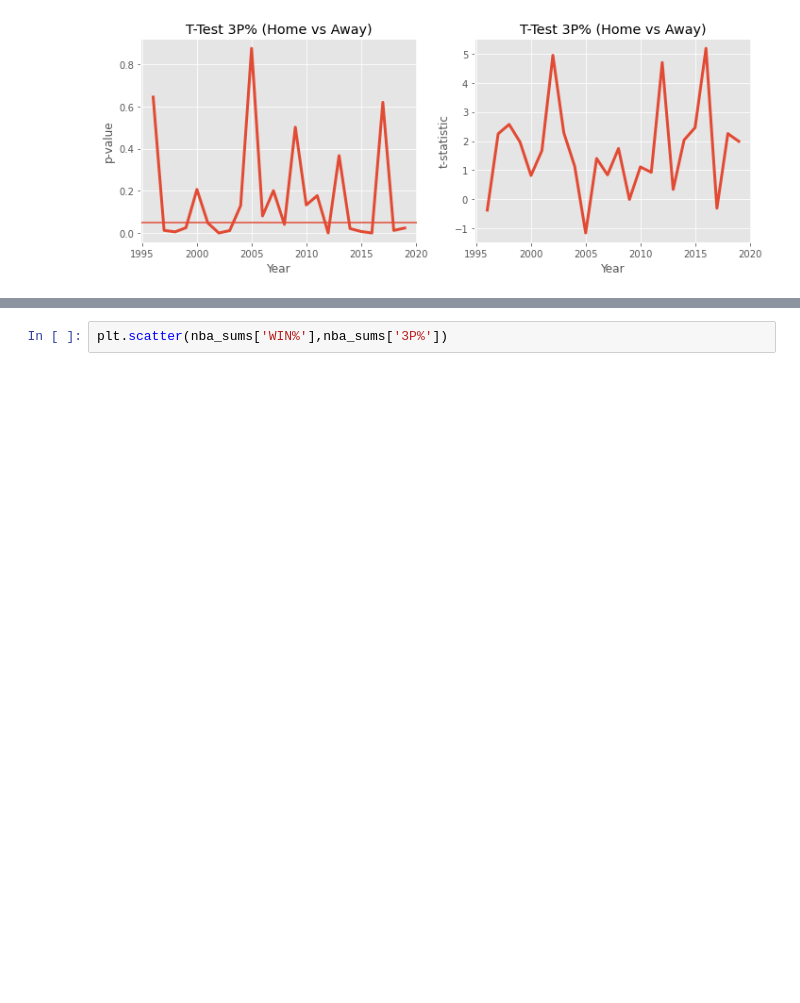
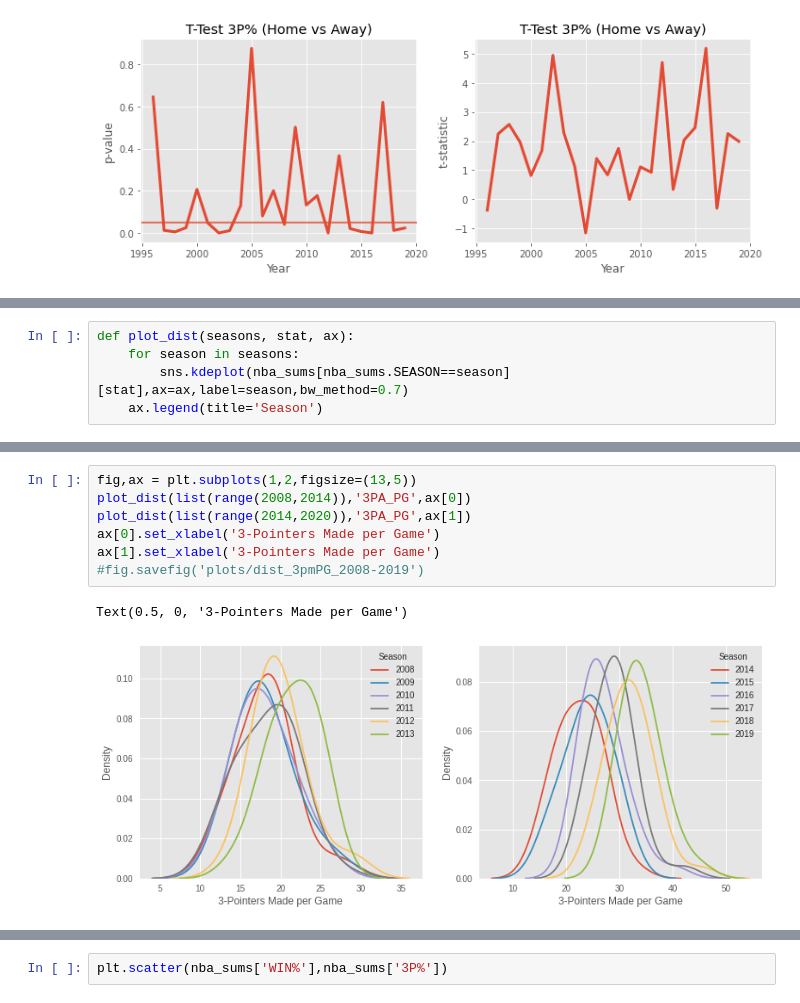
Before and after one commit to Nick-Henderson/nba-3pt-analysis, a Jupyter notebook: nba-eda.ipynb, the cells around one changed output, grey strips where cells are left out. Cells and saved outputs as stored; diff of their text form; blank space fills up the shorter version.

```diff
--- a/nba-eda.ipynb
+++ b/nba-eda.ipynb
@@ -584,0 +608,5 @@ nba_sums
+# %%
+def plot_dist(seasons, stat, ax):
+    for season in seasons:
+        sns.kdeplot(nba_sums[nba_sums.SEASON==season][stat],ax=ax,label=season,bw_method=0.7)
+    ax.legend(title='Season')
@@ -584,0 +621,10 @@ nba_sums
+# %%
+fig,ax = plt.subplots(1,2,figsize=(13,5))
+plot_dist(list(range(2008,2014)),'3PA_PG',ax[0])
+plot_dist(list(range(2014,2020)),'3PA_PG',ax[1])
+ax[0].set_xlabel('3-Pointers Made per Game')
+ax[1].set_xlabel('3-Pointers Made per Game')
+#fig.savefig('plots/dist_3pmPG_2008-2019')
+# %% [output]
+Text(0.5, 0, '3-Pointers Made per Game')
+[figure, added]
```
Also changed, not shown: parts of 20 cells of this notebook, 1 other file.
